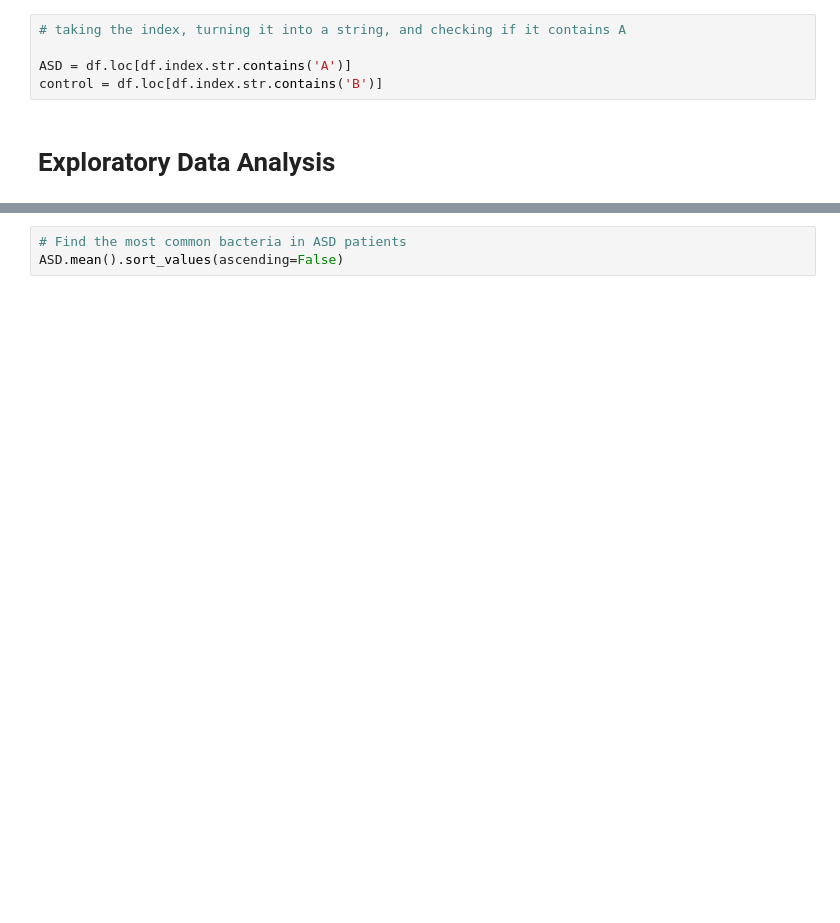
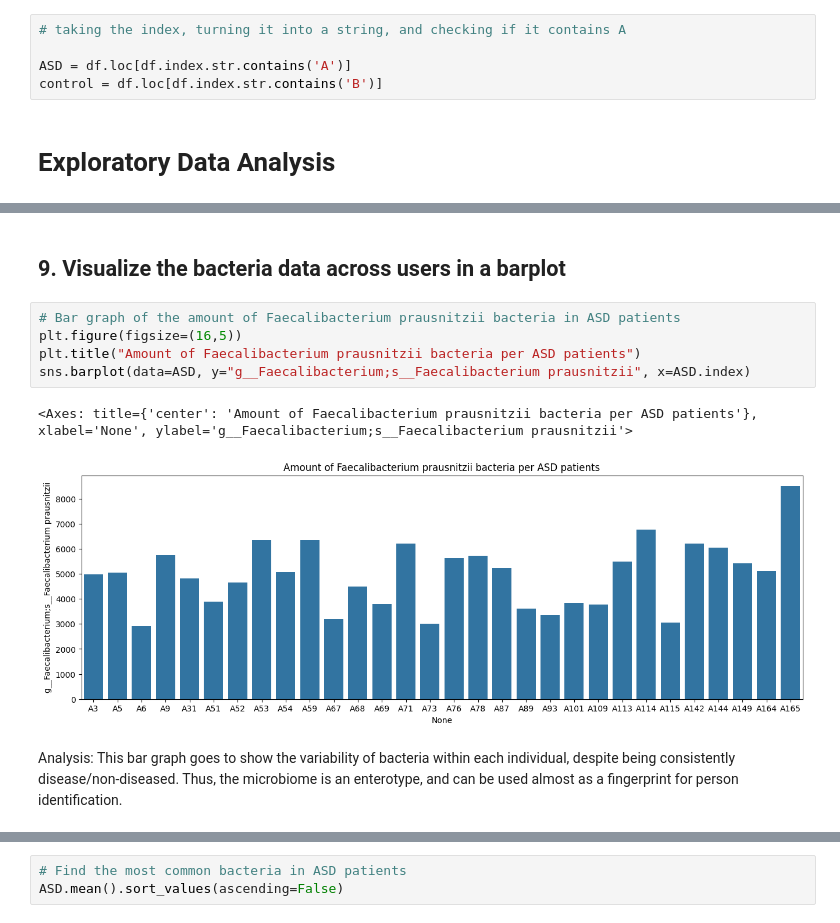
Before and after one commit to 8Dorothy8/Data-Analysis, a Jupyter notebook: dataanalysis.ipynb, the cells around one changed output, grey strips where cells are left out. Drawn from its saved outputs; the diff is of its cells as text; blank space fills up the shorter version.

Commit message:
analysis and conclusions

```diff
--- a/dataanalysis.ipynb
+++ b/dataanalysis.ipynb
@@ -60,0 +125,12 @@ df.mean().sort_values(ascending=False)
+# %% [markdown]
+## 9. Visualize the bacteria data across users in a barplot
+# %%
+# Bar graph of the amount of Faecalibacterium prausnitzii bacteria in ASD patients
+plt.figure(figsize=(16,5))
+plt.title("Amount of Faecalibacterium prausnitzii bacteria per ASD patients")
+sns.barplot(data=ASD, y="g__Faecalibacterium;s__Faecalibacterium prausnitzii", x=ASD.index)
+# %% [output]
+<Axes: title={'center': 'Amount of Faecalibacterium prausnitzii bacteria per ASD patients'}, xlabel='None', ylabel='g__Faecalibacterium;s__Faecalibacterium prausnitzii'>
+[figure, added]
+# %% [markdown]
+Analysis: This bar graph goes to show the variability of bacteria within each individual, despite being consistently disease/non-diseased. Thus, the microbiome is an enterotype, and can be used almost as a fingerprint for person identification.
```
Also changed, not shown: parts of 33 cells of this notebook.
